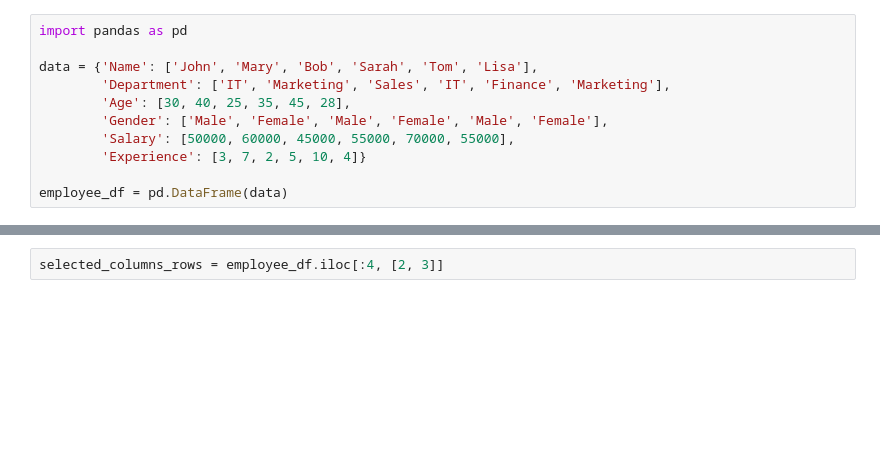
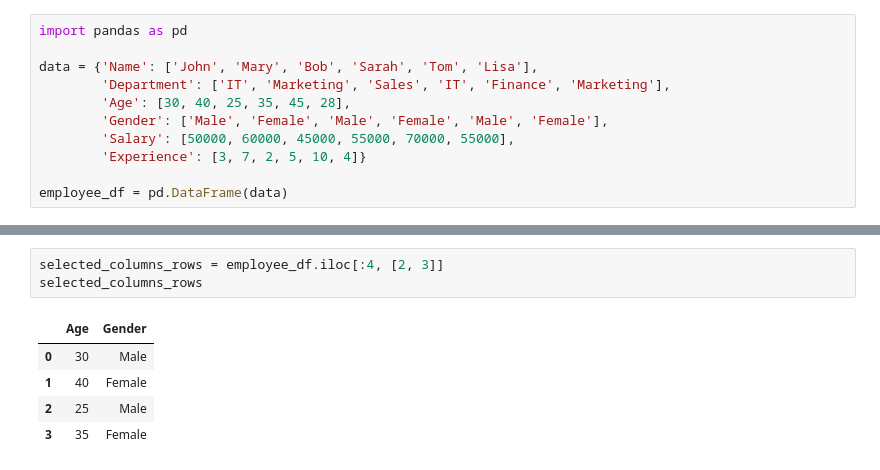
Before and after one commit to classical16/gomycode, a Jupyter notebook: Dataframe_Filtering_and_Selection_using_iloc_and_loc.ipynb, the cells around one changed output, grey strips where cells are left out. Saved outputs shown, nothing was run; the diff lists cells and outputs as text; blank space fills up the shorter version.

```diff
--- a/Dataframe_Filtering_and_Selection_using_iloc_and_loc.ipynb
+++ b/Dataframe_Filtering_and_Selection_using_iloc_and_loc.ipynb
@@ -18,4 +29,11 @@ marketing_rows = employee_df.loc[employee_df['Department'] == 'Marketing']
 # %%
 selected_columns_rows = employee_df.iloc[:4, [2, 3]]
+selected_columns_rows
+# %% [output]
+|  | Age | Gender |
+| 0 | 30 | Male |
+| 1 | 40 | Female |
+| 2 | 25 | Male |
+| 3 | 35 | Female |
 # %%
 selected_columns_rows_male = employee_df.loc[employee_df['Gender'] == 'Male', ['Salary','Experience']]
```
Also changed, not shown: parts of 3 cells of this notebook.
